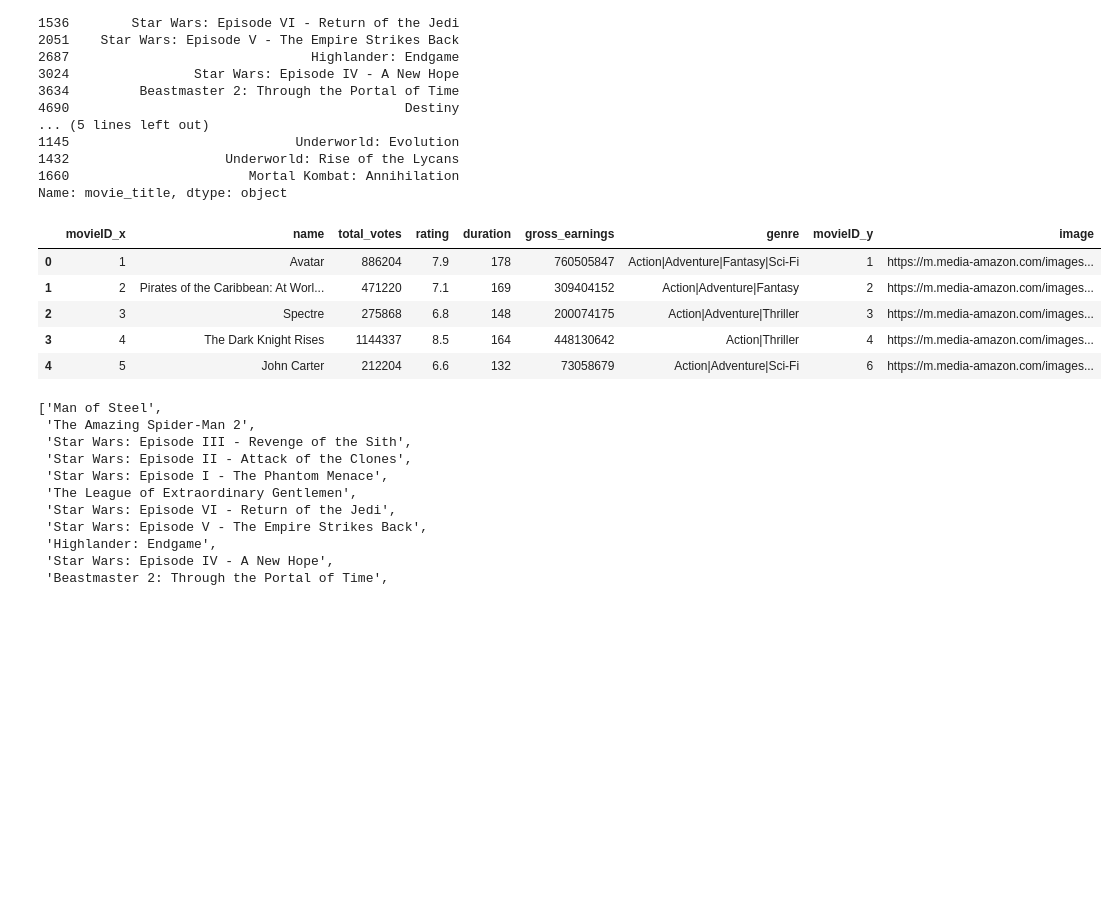
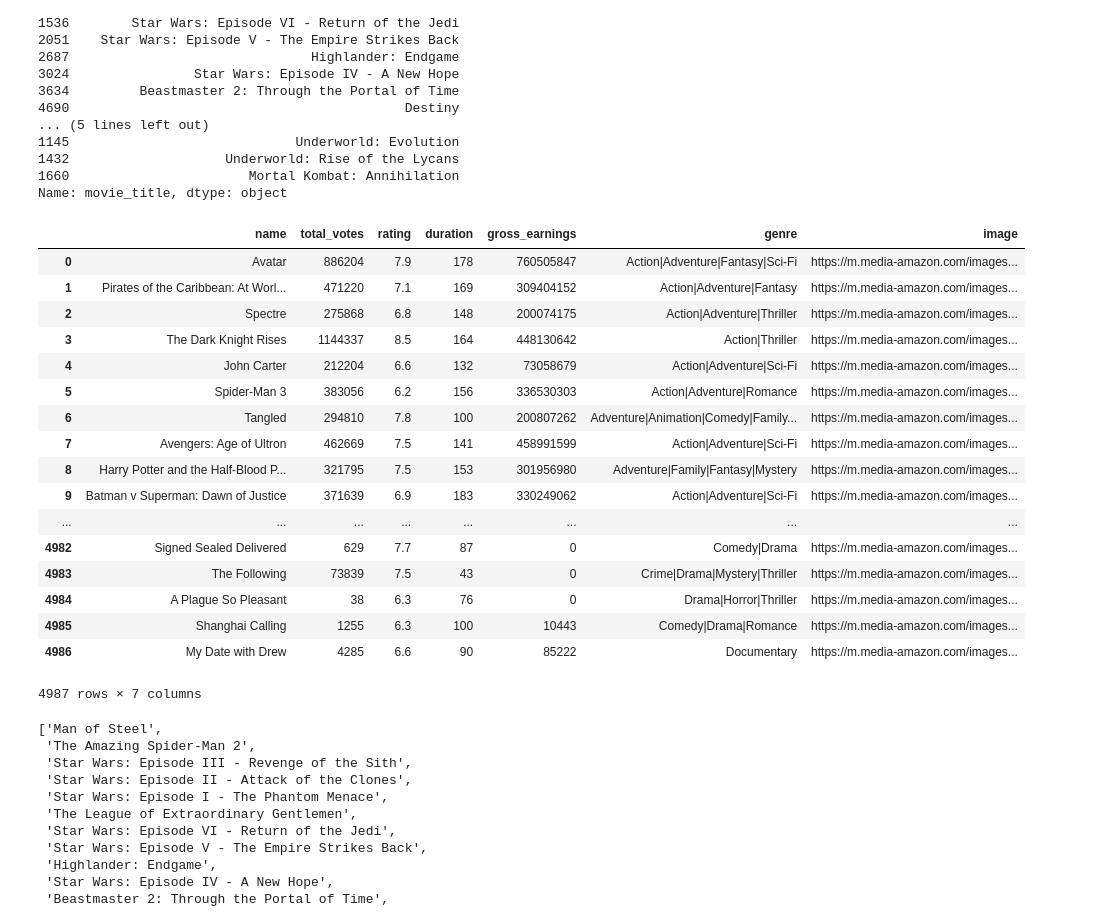
Before and after one commit to czwong/Movie_Machine_Learning, a Jupyter notebook: Resources/Movie_Recomendations.ipynb, the cells around one changed output. Cells and saved outputs as stored; diff of their text form; code cells hidden in the pictures; blank space fills up the shorter version.

Commit message:
edited movie recommender script

```diff
--- a/Resources/Movie_Recomendations.ipynb
+++ b/Resources/Movie_Recomendations.ipynb
@@ -74,20 +74,42 @@ Name: movie_title, dtype: object
 # %%
 import sqlite3
 import pandas as pd
 
 # Create your connection.
 cnx = sqlite3.connect('../db/allmoviedata.sqlite')
 df_movie = pd.read_sql_query("SELECT * FROM new_data", cnx)
 df_img = pd.read_sql_query("SELECT * FROM new_images", cnx)
-df2 = pd.merge(df_movie, df_img, on='name')
-df2.head()
+
+# Left merge
+df2 = pd.merge(df_movie, df_img, how="left", on='name')
+# Drop extra columns
+df2 = df2.drop(["movieID_x", "movieID_y"], axis=1)
+# Remove duplicate rows
+df2 = df2.drop_duplicates()
+# Reset index
+df2 = df2.reset_index()
+# Drop index
+df2 = df2.drop(["index"], axis=1)
+df2
 # %% [output]
-|  | movieID_x | name | total_votes | rating | duration | gross_earnings | genre | movieID_y | image |
-| 0 | 1 | Avatar | 886204 | 7.9 | 178 | 760505847 | Action|Adventure|Fantasy|Sci-Fi | 1 | https://m.media-amazon.com/images... |
-| 1 | 2 | Pirates of the Caribbean: At Worl... | 471220 | 7.1 | 169 | 309404152 | Action|Adventure|Fantasy | 2 | https://m.media-amazon.com/images... |
-| 2 | 3 | Spectre | 275868 | 6.8 | 148 | 200074175 | Action|Adventure|Thriller | 3 | https://m.media-amazon.com/images... |
-| 3 | 4 | The Dark Knight Rises | 1144337 | 8.5 | 164 | 448130642 | Action|Thriller | 4 | https://m.media-amazon.com/images... |
-| 4 | 5 | John Carter | 212204 | 6.6 | 132 | 73058679 | Action|Adventure|Sci-Fi | 6 | https://m.media-amazon.com/images... |
+|  | name | total_votes | rating | duration | gross_earnings | genre | image |
+| 0 | Avatar | 886204 | 7.9 | 178 | 760505847 | Action|Adventure|Fantasy|Sci-Fi | https://m.media-amazon.com/images... |
+| 1 | Pirates of the Caribbean: At Worl... | 471220 | 7.1 | 169 | 309404152 | Action|Adventure|Fantasy | https://m.media-amazon.com/images... |
+| 2 | Spectre | 275868 | 6.8 | 148 | 200074175 | Action|Adventure|Thriller | https://m.media-amazon.com/images... |
+| 3 | The Dark Knight Rises | 1144337 | 8.5 | 164 | 448130642 | Action|Thriller | https://m.media-amazon.com/images... |
+| 4 | John Carter | 212204 | 6.6 | 132 | 73058679 | Action|Adventure|Sci-Fi | https://m.media-amazon.com/images... |
+| 5 | Spider-Man 3 | 383056 | 6.2 | 156 | 336530303 | Action|Adventure|Romance | https://m.media-amazon.com/images... |
+| 6 | Tangled | 294810 | 7.8 | 100 | 200807262 | Adventure|Animation|Comedy|Family... | https://m.media-amazon.com/images... |
+| 7 | Avengers: Age of Ultron | 462669 | 7.5 | 141 | 458991599 | Action|Adventure|Sci-Fi | https://m.media-amazon.com/images... |
+| 8 | Harry Potter and the Half-Blood P... | 321795 | 7.5 | 153 | 301956980 | Adventure|Family|Fantasy|Mystery | https://m.media-amazon.com/images... |
+| 9 | Batman v Superman: Dawn of Justice | 371639 | 6.9 | 183 | 330249062 | Action|Adventure|Sci-Fi | https://m.media-amazon.com/images... |
+| ... | ... | ... | ... | ... | ... | ... | ... |
+| 4982 | Signed Sealed Delivered | 629 | 7.7 | 87 | 0 | Comedy|Drama | https://m.media-amazon.com/images... |
+| 4983 | The Following | 73839 | 7.5 | 43 | 0 | Crime|Drama|Mystery|Thriller | https://m.media-amazon.com/images... |
+| 4984 | A Plague So Pleasant | 38 | 6.3 | 76 | 0 | Drama|Horror|Thriller | https://m.media-amazon.com/images... |
+| 4985 | Shanghai Calling | 1255 | 6.3 | 100 | 10443 | Comedy|Drama|Romance | https://m.media-amazon.com/images... |
+| 4986 | My Date with Drew | 4285 | 6.6 | 90 | 85222 | Documentary | https://m.media-amazon.com/images... |
+4987 rows × 7 columns
 # %%
 # Break up the big genre string into a string array
 df2['genre'] = df2['genre'].str.split('|')
```
